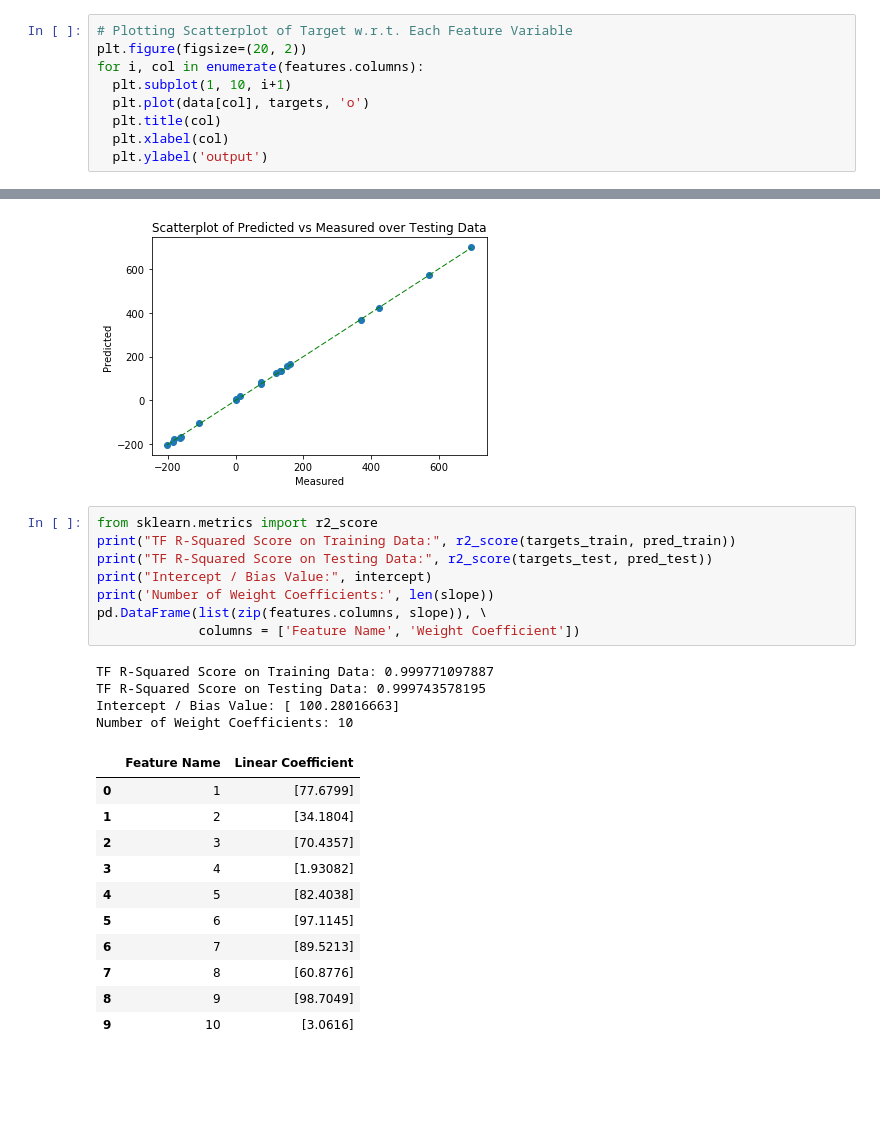
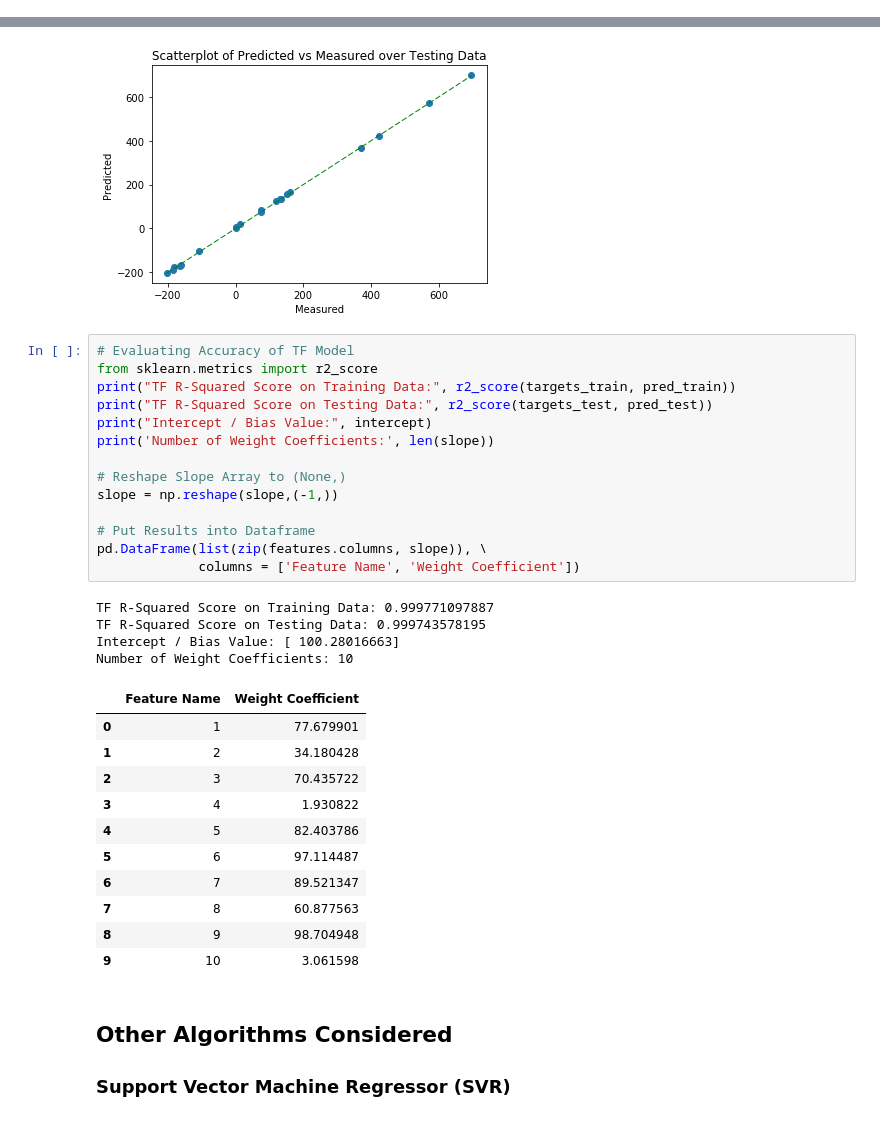
Before and after one commit to andridns/regression, a Jupyter notebook: regression_single.ipynb, the cells around one changed output, grey strips where cells are left out. Cells and saved outputs as stored; diff of their text form; blank space fills up the shorter version.

Commit message:
Merge dataframes

```diff
--- a/regression_single.ipynb
+++ b/regression_single.ipynb
@@ -54,9 +32,0 @@ data.describe()
-# %%
-# Plotting Scatterplot of Target w.r.t. Each Feature Variable
-plt.figure(figsize=(20, 2))
-for i, col in enumerate(features.columns):
-  plt.subplot(1, 10, i+1)
-  plt.plot(data[col], targets, 'o')
-  plt.title(col)
-  plt.xlabel(col)
-  plt.ylabel('output')
@@ -264,26 +307,36 @@ plt.show()
 # %% [output]
 [figure]
 # %%
+# Evaluating Accuracy of TF Model
 from sklearn.metrics import r2_score
 print("TF R-Squared Score on Training Data:", r2_score(targets_train, pred_train))
 print("TF R-Squared Score on Testing Data:", r2_score(targets_test, pred_test))
 print("Intercept / Bias Value:", intercept)
 print('Number of Weight Coefficients:', len(slope))
+
+# Reshape Slope Array to (None,)
+slope = np.reshape(slope,(-1,))
+
+# Put Results into Dataframe
 pd.DataFrame(list(zip(features.columns, slope)), \
              columns = ['Feature Name', 'Weight Coefficient'])
 # %% [output]
 TF R-Squared Score on Training Data: 0.999771097887
 TF R-Squared Score on Testing Data: 0.999743578195
 Intercept / Bias Value: [ 100.28016663]
 Number of Weight Coefficients: 10
-|  | Feature Name | Linear Coefficient |
-| 0 | 1 | [77.6799] |
-| 1 | 2 | [34.1804] |
-| 2 | 3 | [70.4357] |
-| 3 | 4 | [1.93082] |
-| 4 | 5 | [82.4038] |
-| 5 | 6 | [97.1145] |
-| 6 | 7 | [89.5213] |
-| 7 | 8 | [60.8776] |
-| 8 | 9 | [98.7049] |
-| 9 | 10 | [3.0616] |
+|  | Feature Name | Weight Coefficient |
+| 0 | 1 | 77.679901 |
+| 1 | 2 | 34.180428 |
+| 2 | 3 | 70.435722 |
+| 3 | 4 | 1.930822 |
+| 4 | 5 | 82.403786 |
+| 5 | 6 | 97.114487 |
+| 6 | 7 | 89.521347 |
+| 7 | 8 | 60.877563 |
+| 8 | 9 | 98.704948 |
+| 9 | 10 | 3.061598 |
+# %% [markdown]
+## Other Algorithms Considered
+
+### Support Vector Machine Regressor (SVR)
```
Also changed, not shown: parts of 26 cells of this notebook.
